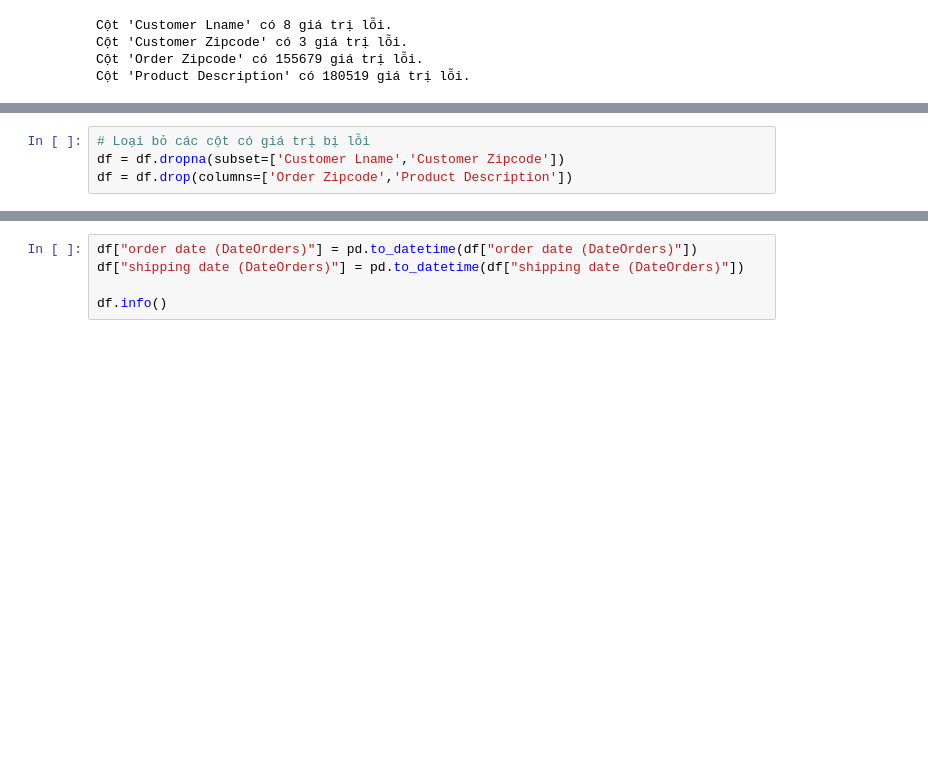
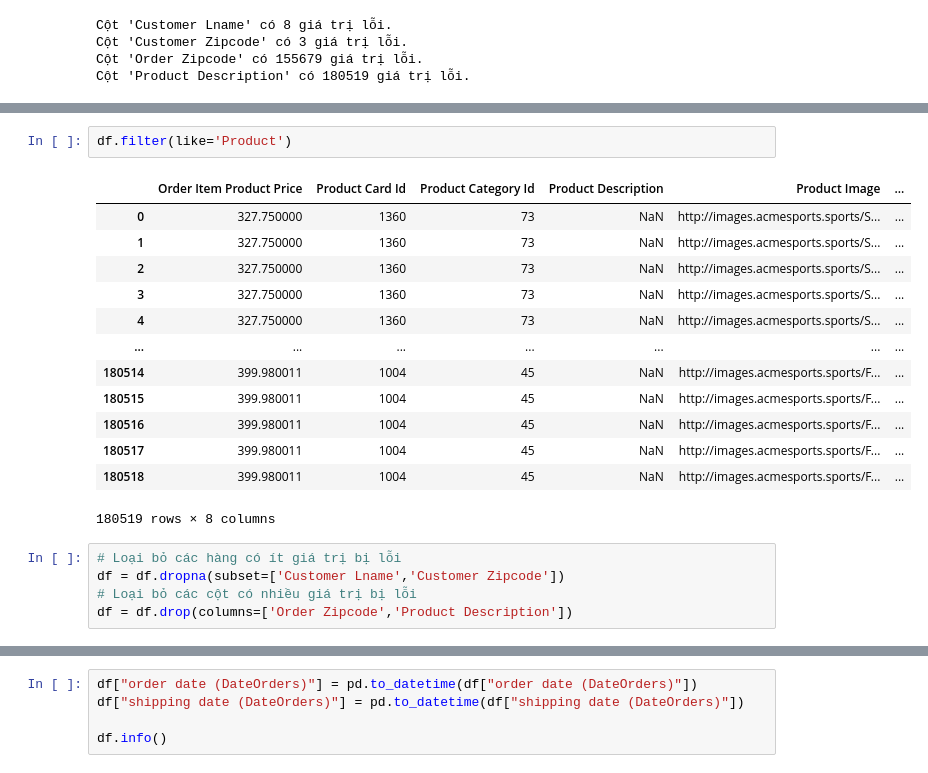
Before and after one commit to Junes001/DataWerehouse, a Jupyter notebook: ETL.ipynb, the cells around one changed output, grey strips where cells are left out. Saved outputs shown, nothing was run; the diff lists cells and outputs as text; blank space fills up the shorter version.

```diff
--- a/ETL.ipynb
+++ b/ETL.ipynb
@@ -47,4 +63,21 @@ Cột 'Product Description' có 180519 giá trị lỗi.
+# %%
+df.filter(like='Product')
+# %% [output]
+|  | Order Item Product Price | Product Card Id | Product Category Id | Product Description | Product Image | ... |
+| 0 | 327.750000 | 1360 | 73 | NaN | http://images.acmesports.sports/S... | ... |
+| 1 | 327.750000 | 1360 | 73 | NaN | http://images.acmesports.sports/S... | ... |
+| 2 | 327.750000 | 1360 | 73 | NaN | http://images.acmesports.sports/S... | ... |
+| 3 | 327.750000 | 1360 | 73 | NaN | http://images.acmesports.sports/S... | ... |
+| 4 | 327.750000 | 1360 | 73 | NaN | http://images.acmesports.sports/S... | ... |
+| ... | ... | ... | ... | ... | ... | ... |
+| 180514 | 399.980011 | 1004 | 45 | NaN | http://images.acmesports.sports/F... | ... |
+| 180515 | 399.980011 | 1004 | 45 | NaN | http://images.acmesports.sports/F... | ... |
+| 180516 | 399.980011 | 1004 | 45 | NaN | http://images.acmesports.sports/F... | ... |
+| 180517 | 399.980011 | 1004 | 45 | NaN | http://images.acmesports.sports/F... | ... |
+| 180518 | 399.980011 | 1004 | 45 | NaN | http://images.acmesports.sports/F... | ... |
+180519 rows × 8 columns
 # %%
-# Loại bỏ các cột có giá trị bị lỗi
+# Loại bỏ các hàng có ít giá trị bị lỗi
 df = df.dropna(subset=['Customer Lname','Customer Zipcode'])
+# Loại bỏ các cột có nhiều giá trị bị lỗi
 df = df.drop(columns=['Order Zipcode','Product Description'])
```
Also changed, not shown: parts of 3 cells of this notebook, 1 other file.
